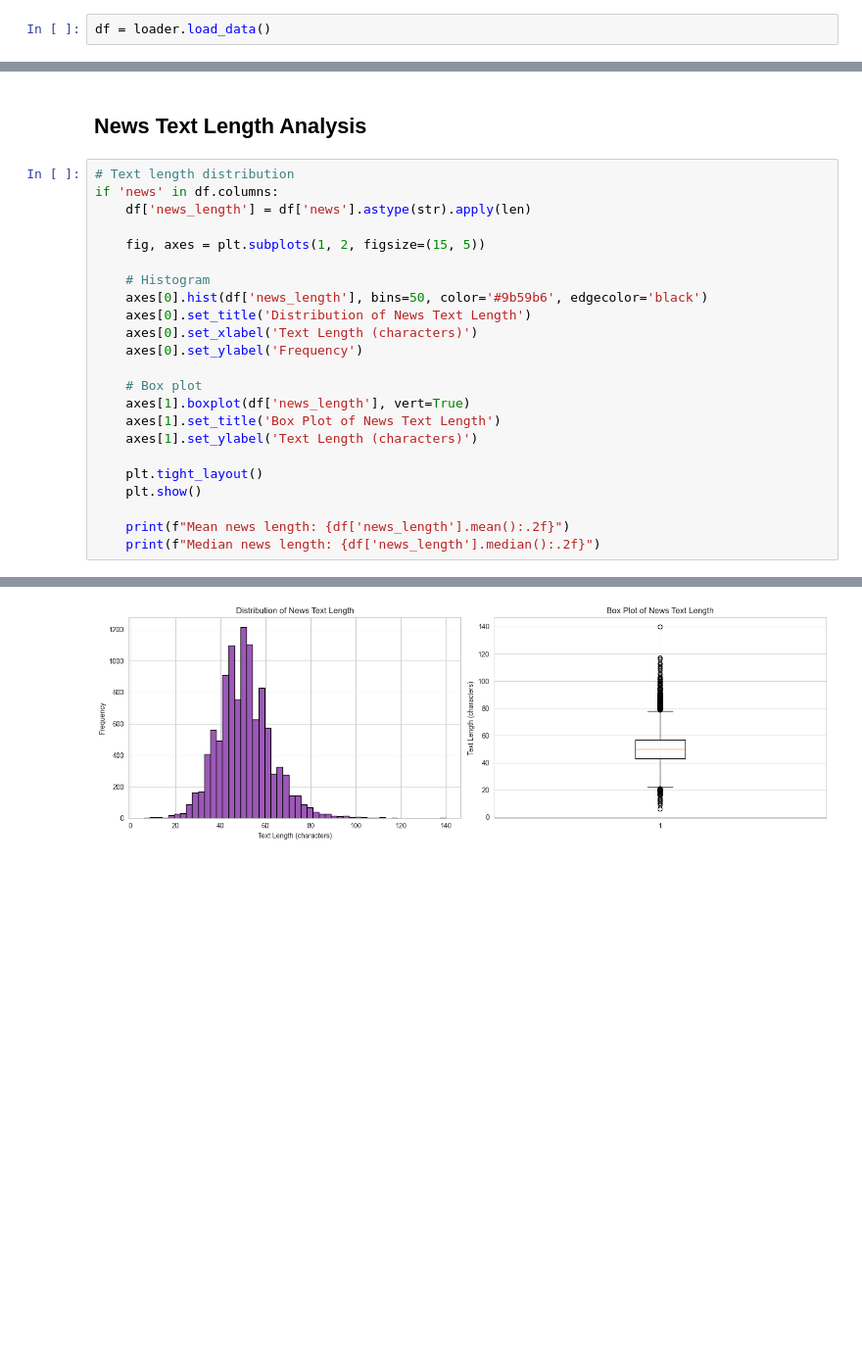
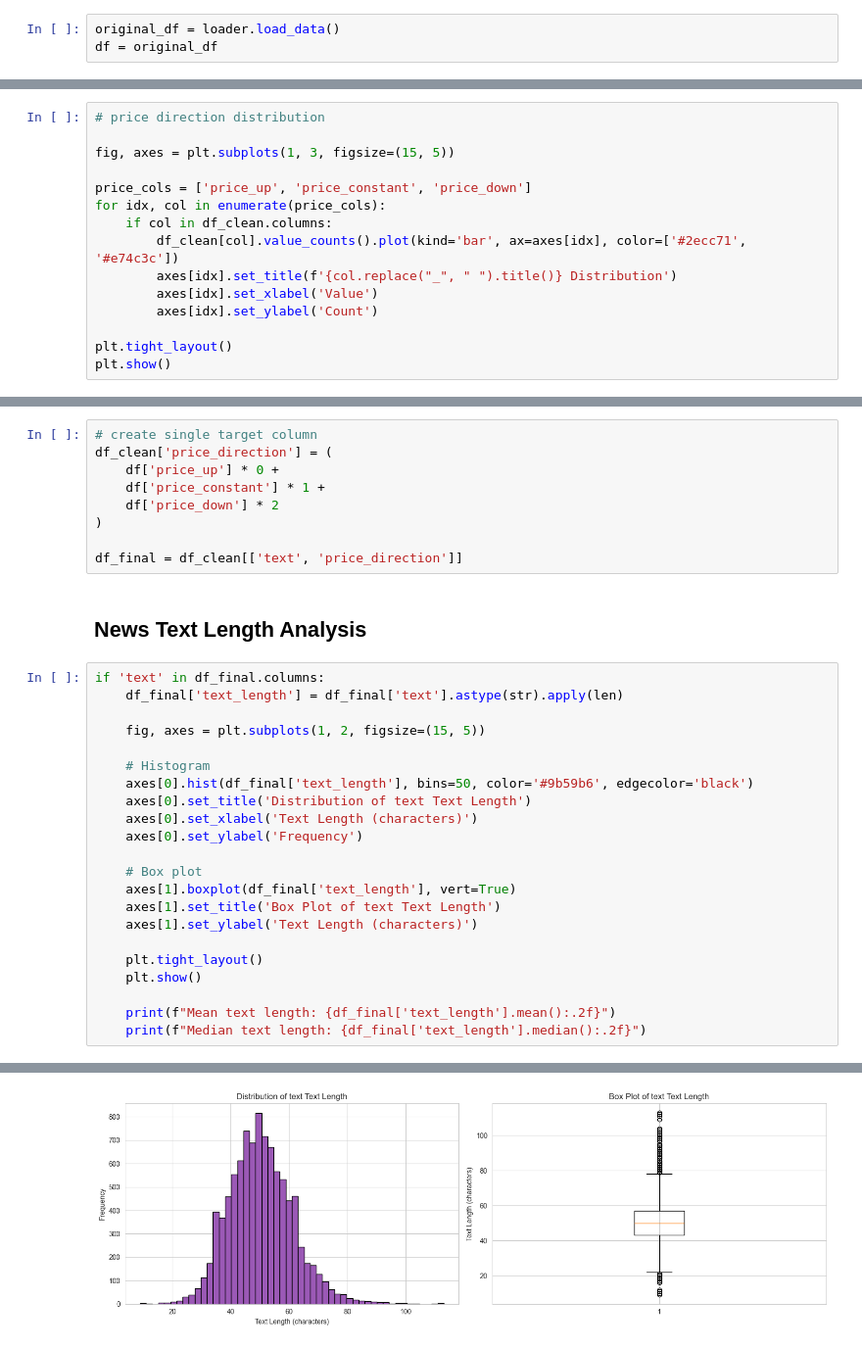
Before and after one commit to MalipieroMattia/AVDNLP_final_project, a Jupyter notebook: notebooks/EDA.ipynb, the cells around one changed output, grey strips where cells are left out. Shown at 98% size. Cells and saved outputs as stored; diff of their text form; blank space fills up the shorter version.

```diff
--- a/notebooks/EDA.ipynb
+++ b/notebooks/EDA.ipynb
@@ -13,5 +24,6 @@ Loaded config from c:\Users\Besitzer\OneDrive\Dokumente\CBS_Copenhagen\Semester\
 # %%
-df = loader.load_data()
+original_df = loader.load_data()
+df = original_df
 # %%
 df.head()
 # %% [output]
@@ -82,0 +127,15 @@ if len(numeric_cols) > 0:
+# %%
+# price direction distribution
+
+fig, axes = plt.subplots(1, 3, figsize=(15, 5))
+
+price_cols = ['price_up', 'price_constant', 'price_down']
+for idx, col in enumerate(price_cols):
+    if col in df_clean.columns:
+        df_clean[col].value_counts().plot(kind='bar', ax=axes[idx], color=['#2ecc71', '#e74c3c'])
+        axes[idx].set_title(f'{col.replace("_", " ").title()} Distribution')
+        axes[idx].set_xlabel('Value')
+        axes[idx].set_ylabel('Count')
+
+plt.tight_layout()
+plt.show()
@@ -83,26 +144,34 @@ if len(numeric_cols) > 0:
+# %%
+# create single target column
+df_clean['price_direction'] = (
+    df['price_up'] * 0 +
+    df['price_constant'] * 1 +
+    df['price_down'] * 2
+)
+
+df_final = df_clean[['text', 'price_direction']]
 # %% [markdown]
 ## News Text Length Analysis
 # %%
-# Text length distribution
-if 'news' in df.columns:
-    df['news_length'] = df['news'].astype(str).apply(len)
+if 'text' in df_final.columns:
+    df_final['text_length'] = df_final['text'].astype(str).apply(len)
 
     fig, axes = plt.subplots(1, 2, figsize=(15, 5))
 
     # Histogram
-    axes[0].hist(df['news_length'], bins=50, color='#9b59b6', edgecolor='black')
-    axes[0].set_title('Distribution of News Text Length')
+    axes[0].hist(df_final['text_length'], bins=50, color='#9b59b6', edgecolor='black')
+    axes[0].set_title('Distribution of text Text Length')
     axes[0].set_xlabel('Text Length (characters)')
     axes[0].set_ylabel('Frequency')
 
     # Box plot
-    axes[1].boxplot(df['news_length'], vert=True)
-    axes[1].set_title('Box Plot of News Text Length')
+    axes[1].boxplot(df_final['text_length'], vert=True)
+    axes[1].set_title('Box Plot of text Text Length')
     axes[1].set_ylabel('Text Length (characters)')
 
     plt.tight_layout()
     plt.show()
 
-    print(f"Mean news length: {df['news_length'].mean():.2f}")
-    print(f"Median news length: {df['news_length'].median():.2f}")
+    print(f"Mean text length: {df_final['text_length'].mean():.2f}")
+    print(f"Median text length: {df_final['text_length'].median():.2f}")
 # %% [output]
@@ -109 +183 @@ if 'news' in df.columns:
-[figure, old version]
+[figure, new version]
```
Also changed, not shown: parts of 27 cells of this notebook, 4 other files.
